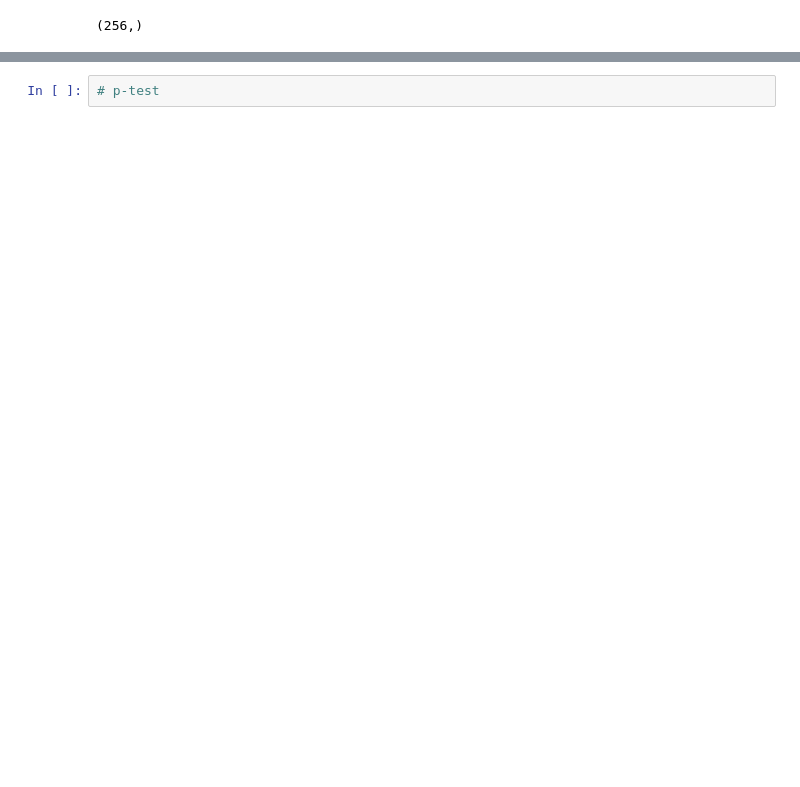
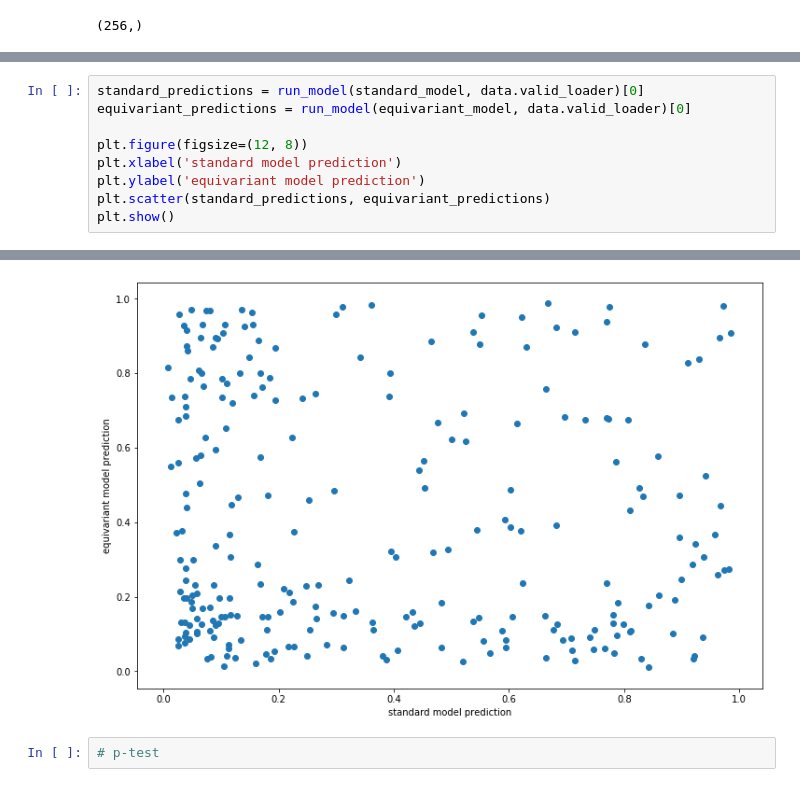
Before and after one commit to gabrielraya/Data-Mining, a Jupyter notebook: Project/model_evaluation.ipynb, the cells around one changed output, grey strips where cells are left out. Cells and saved outputs as stored; diff of their text form; blank space fills up the shorter version.

```diff
--- a/Project/model_evaluation.ipynb
+++ b/Project/model_evaluation.ipynb
@@ -104,0 +104,10 @@ plt.show()
+# %%
+standard_predictions = run_model(standard_model, data.valid_loader)[0]
+equivariant_predictions = run_model(equivariant_model, data.valid_loader)[0]
+
+plt.figure(figsize=(12, 8))
+plt.xlabel('standard model prediction')
+plt.ylabel('equivariant model prediction')
+plt.scatter(standard_predictions, equivariant_predictions)
+plt.show()
+# %% [output]
@@ -105,2 +116,3 @@ plt.show()
+[figure, added]
 # %%
 # p-test
```
Also changed, not shown: parts of 5 cells of this notebook.
